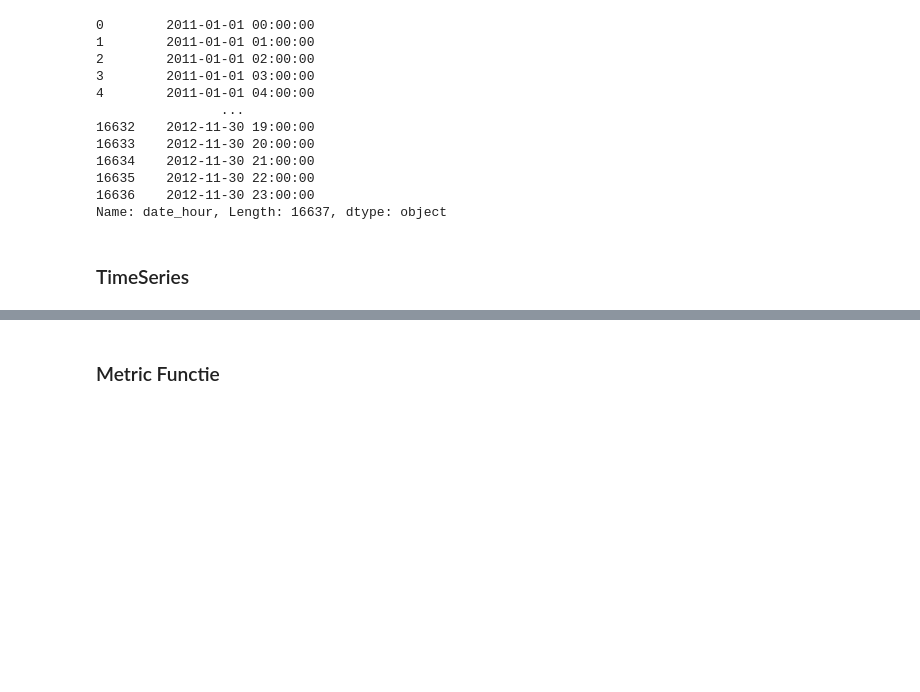
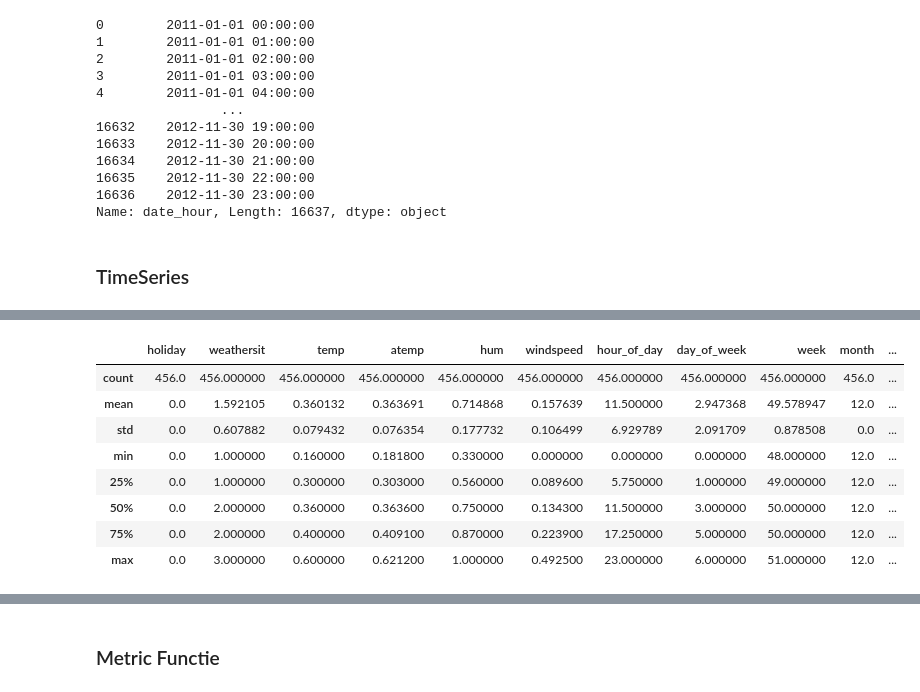
Before and after one commit to NimaGhafar/machine_learning_deurwaardes, a Jupyter notebook: Heethoofd_Portfolio.ipynb, the cells around one changed output, grey strips where cells are left out. Cells and saved outputs as stored; diff of their text form; code cells hidden in the pictures; blank space fills up the shorter version.

```diff
--- a/Heethoofd_Portfolio.ipynb
+++ b/Heethoofd_Portfolio.ipynb
@@ -89,0 +152,38 @@ train
+# %%
+import pandas as pd
+test['date_hour'] = pd.to_datetime(test['date_hour'])
+
+# Voeg dag, week, maand, jaar
+test['hour_of_day'] = test['date_hour'].dt.hour #Het uur van de dag (0-23).
+test['day_of_week'] = test['date_hour'].dt.dayofweek #De dag van de week (maandag is 0, zondag is 6).
+test['week'] = test['date_hour'].dt.isocalendar().week #De weken
+test['month'] = test['date_hour'].dt.month
+test['year'] = test['date_hour'].dt.year
+
+#Time series / date functionality — pandas 2.1.1 documentation. (n.d.). https://pandas.pydata.org/docs/user_guide/timeseries.html
+
+def get_season(month):
+    if month in [3, 4, 5]:
+        return 1
+    elif month in [6, 7, 8]:
+        return 2
+    elif month in [9, 10, 11]:
+        return 3
+    else:
+        return 4
+
+test['season'] = test['month'].apply(get_season)
+
+test = test.drop("date_hour", axis =1)
+# %%
+test.describe()
+# %% [output]
+|  | holiday | weathersit | temp | atemp | hum | windspeed | hour_of_day | day_of_week | week | month | ... |
+| count | 456.0 | 456.000000 | 456.000000 | 456.000000 | 456.000000 | 456.000000 | 456.000000 | 456.000000 | 456.000000 | 456.0 | ... |
+| mean | 0.0 | 1.592105 | 0.360132 | 0.363691 | 0.714868 | 0.157639 | 11.500000 | 2.947368 | 49.578947 | 12.0 | ... |
+| std | 0.0 | 0.607882 | 0.079432 | 0.076354 | 0.177732 | 0.106499 | 6.929789 | 2.091709 | 0.878508 | 0.0 | ... |
+| min | 0.0 | 1.000000 | 0.160000 | 0.181800 | 0.330000 | 0.000000 | 0.000000 | 0.000000 | 48.000000 | 12.0 | ... |
+| 25% | 0.0 | 1.000000 | 0.300000 | 0.303000 | 0.560000 | 0.089600 | 5.750000 | 1.000000 | 49.000000 | 12.0 | ... |
+| 50% | 0.0 | 2.000000 | 0.360000 | 0.363600 | 0.750000 | 0.134300 | 11.500000 | 3.000000 | 50.000000 | 12.0 | ... |
+| 75% | 0.0 | 2.000000 | 0.400000 | 0.409100 | 0.870000 | 0.223900 | 17.250000 | 5.000000 | 50.000000 | 12.0 | ... |
+| max | 0.0 | 3.000000 | 0.600000 | 0.621200 | 1.000000 | 0.492500 | 23.000000 | 6.000000 | 51.000000 | 12.0 | ... |
```
Also changed, not shown: parts of 16 cells of this notebook.
